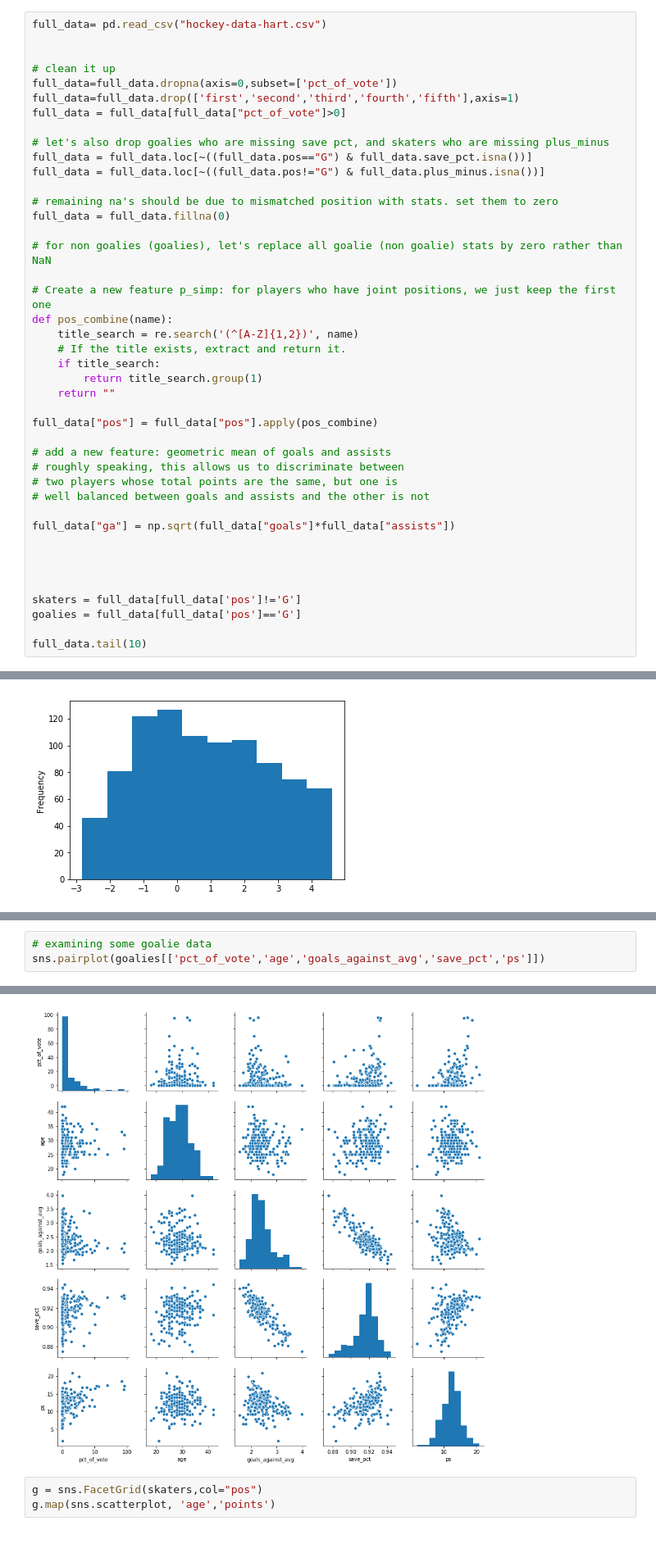
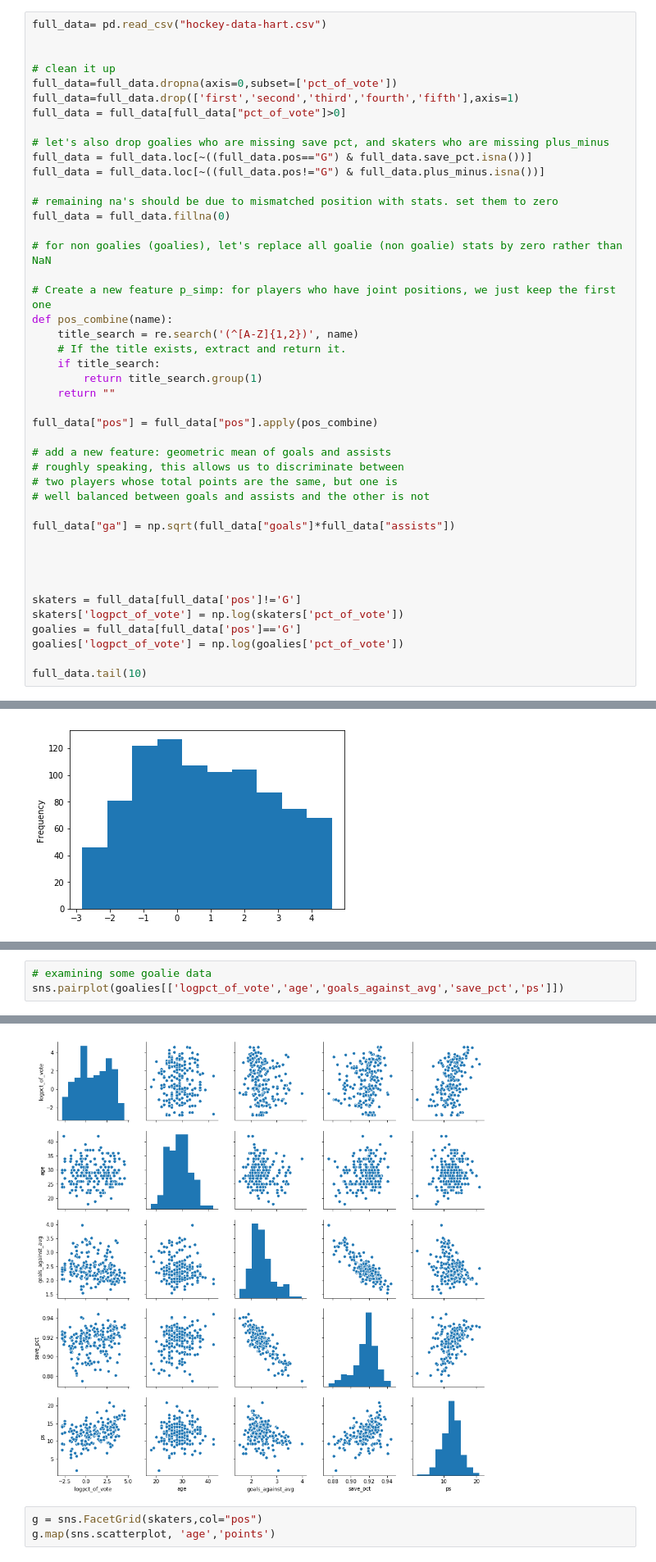
Before and after one commit to dbz10/NHL-Player-Awards, a Jupyter notebook: NHL MVP prediction.ipynb, the cells around one changed output, grey strips where cells are left out. Shown at 82% size. Drawn from its saved outputs; the diff is of its cells as text.

```diff
--- a/NHL MVP prediction.ipynb
+++ b/NHL MVP prediction.ipynb
@@ -147,7 +88,9 @@ full_data["ga"] = np.sqrt(full_data["goals"]*full_data["assists"])
 
 
 skaters = full_data[full_data['pos']!='G']
+skaters['logpct_of_vote'] = np.log(skaters['pct_of_vote'])
 goalies = full_data[full_data['pos']=='G']
+goalies['logpct_of_vote'] = np.log(goalies['pct_of_vote'])
 
 full_data.tail(10)
 # %% [output]
@@ -204,9 +146,9 @@ sns.pairplot(skaters[['plus_minus','pct_of_vote','age','goals', 'assists','ps']]
 # %%
 # examining some goalie data
-sns.pairplot(goalies[['pct_of_vote','age','goals_against_avg','save_pct','ps']])
+sns.pairplot(goalies[['logpct_of_vote','age','goals_against_avg','save_pct','ps']])
 # %% [output]
 <seaborn.axisgrid.PairGrid at 0x...>
-[figure, old version]
+[figure, new version]
 # %%
 g = sns.FacetGrid(skaters,col="pos")
 g.map(sns.scatterplot, 'age','points')
```
Also changed, not shown: parts of 10 cells of this notebook, 3 other files.
